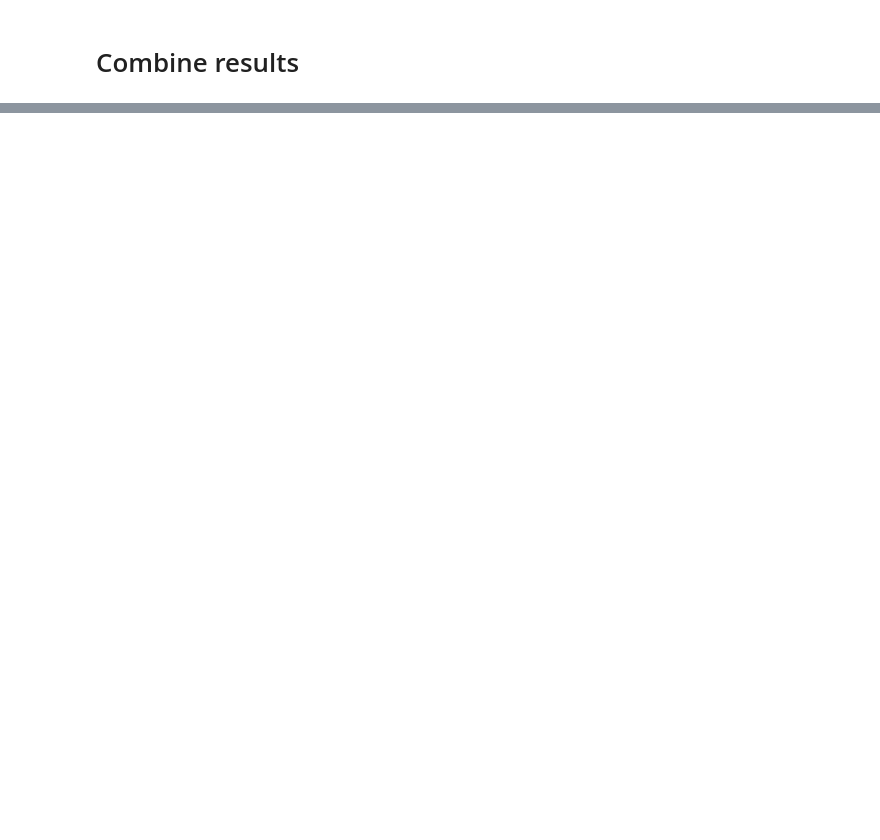
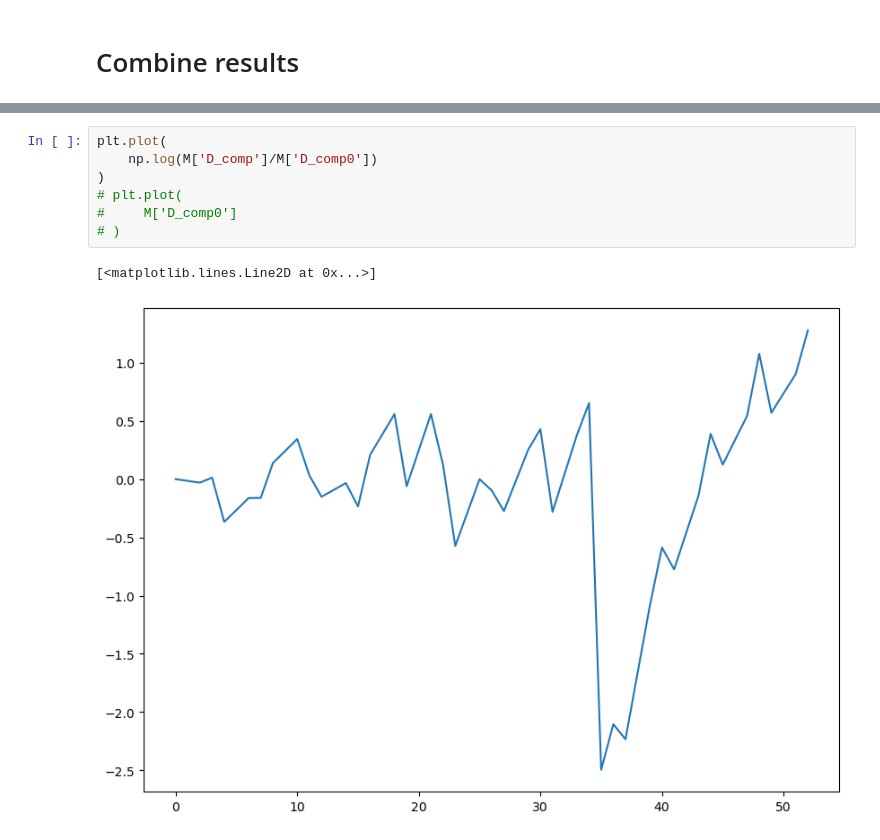
Before and after one commit to EnglishBeach/MolecularModeling, a Jupyter notebook: collector.ipynb, the cells around one changed output, grey strips where cells are left out. Drawn from its saved outputs; the diff is of its cells as text; blank space fills up the shorter version.

```diff
--- a/collector.ipynb
+++ b/collector.ipynb
@@ -552,0 +730,10 @@ M
+# %%
+plt.plot(
+    np.log(M['D_comp']/M['D_comp0'])
+)
+# plt.plot(
+#     M['D_comp0']
+# )
+# %% [output]
+[<matplotlib.lines.Line2D at 0x...>]
+[figure, added]
```
Also changed, not shown: parts of 16 cells of this notebook.
